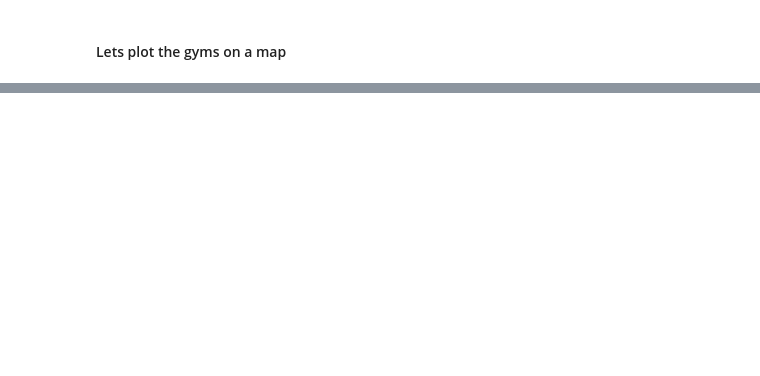
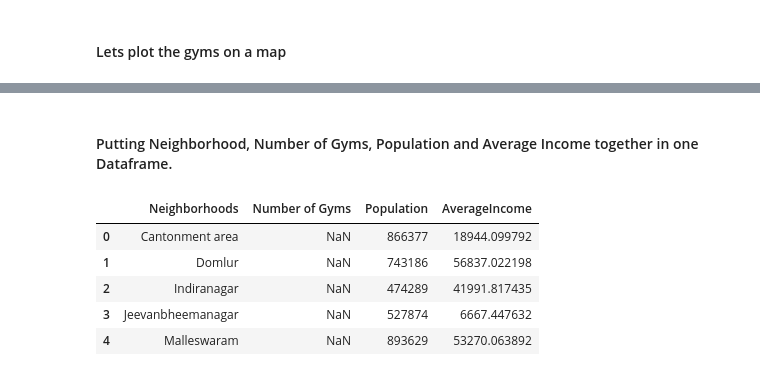
Before and after one commit to utkarshchoubeycs/IBM-Data-Science-Capstone, a Jupyter notebook: Capstone-Final-Project.ipynb, the cells around one changed output, grey strips where cells are left out. Cells and saved outputs as stored; diff of their text form; code cells hidden in the pictures; blank space fills up the shorter version.

```diff
--- a/Capstone-Final-Project.ipynb
+++ b/Capstone-Final-Project.ipynb
@@ -539,0 +500,16 @@ bangalore_grouped.head()
+# %% [markdown]
+#### Putting Neighborhood, Number of Gyms, Population and Average Income together in one Dataframe.
+# %%
+column = ['Neighborhoods','Number of Gyms','Population','AverageIncome']
+cluster_df = pd.DataFrame(columns=column)
+cluster_df['Neighborhoods'] = df['Neighborhoods']
+cluster_df['Population'] = df['Population']
+cluster_df['AverageIncome'] = df['AverageIncome']
+cluster_df.head()
+# %% [output]
+|  | Neighborhoods | Number of Gyms | Population | AverageIncome |
+| 0 | Cantonment area | NaN | 866377 | 18944.099792 |
+| 1 | Domlur | NaN | 743186 | 56837.022198 |
+| 2 | Indiranagar | NaN | 474289 | 41991.817435 |
+| 3 | Jeevanbheemanagar | NaN | 527874 | 6667.447632 |
+| 4 | Malleswaram | NaN | 893629 | 53270.063892 |
```
Also changed, not shown: parts of 34 cells of this notebook.
